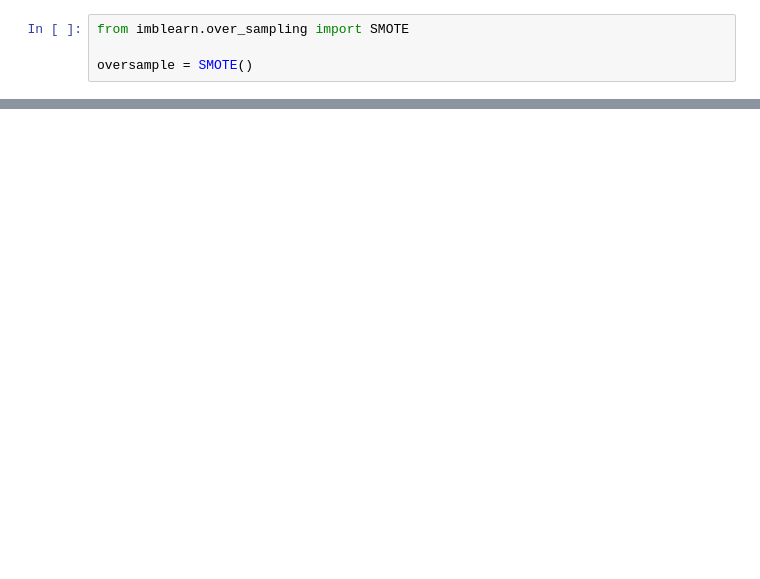
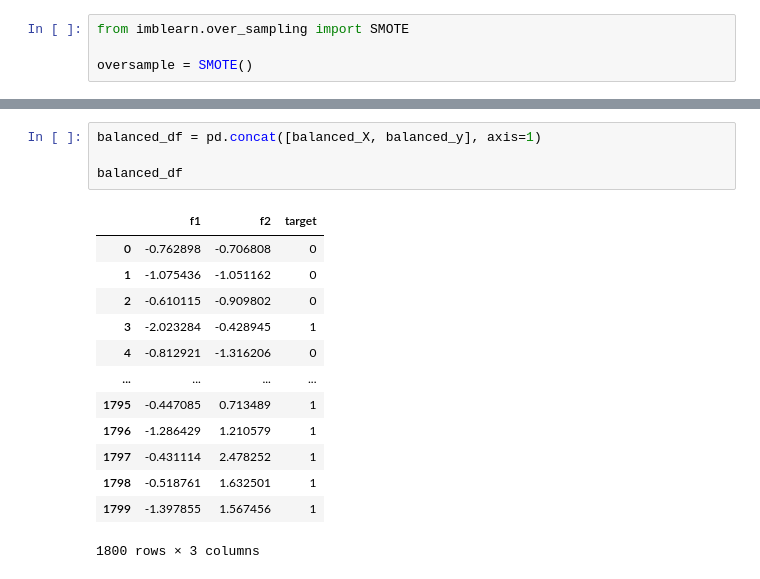
Before and after one commit to ashay-patil/Feature-Engineering, a Jupyter notebook: Handling Imbalanced Dataset/SMOTE.ipynb, the cells around one changed output, grey strips where cells are left out. Cells and saved outputs as stored; diff of their text form; blank space fills up the shorter version.

```diff
--- a/Handling Imbalanced Dataset/SMOTE.ipynb
+++ b/Handling Imbalanced Dataset/SMOTE.ipynb
@@ -74,0 +129,18 @@ oversample = SMOTE()
+# %%
+balanced_df = pd.concat([balanced_X, balanced_y], axis=1)
+
+balanced_df
+# %% [output]
+|  | f1 | f2 | target |
+| 0 | -0.762898 | -0.706808 | 0 |
+| 1 | -1.075436 | -1.051162 | 0 |
+| 2 | -0.610115 | -0.909802 | 0 |
+| 3 | -2.023284 | -0.428945 | 1 |
+| 4 | -0.812921 | -1.316206 | 0 |
+| ... | ... | ... | ... |
+| 1795 | -0.447085 | 0.713489 | 1 |
+| 1796 | -1.286429 | 1.210579 | 1 |
+| 1797 | -0.431114 | 2.478252 | 1 |
+| 1798 | -0.518761 | 1.632501 | 1 |
+| 1799 | -1.397855 | 1.567456 | 1 |
+1800 rows × 3 columns
```
Also changed, not shown: parts of 8 cells of this notebook.
